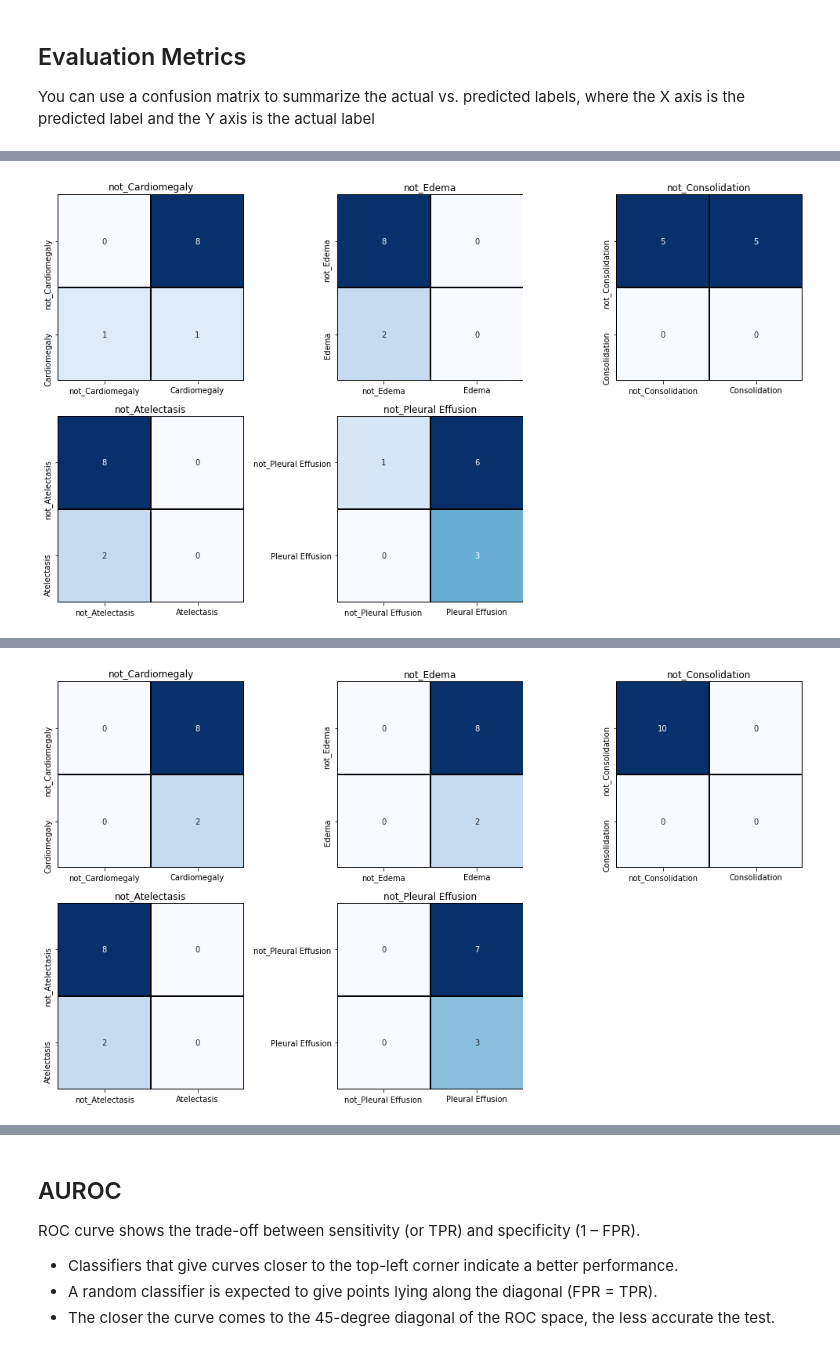
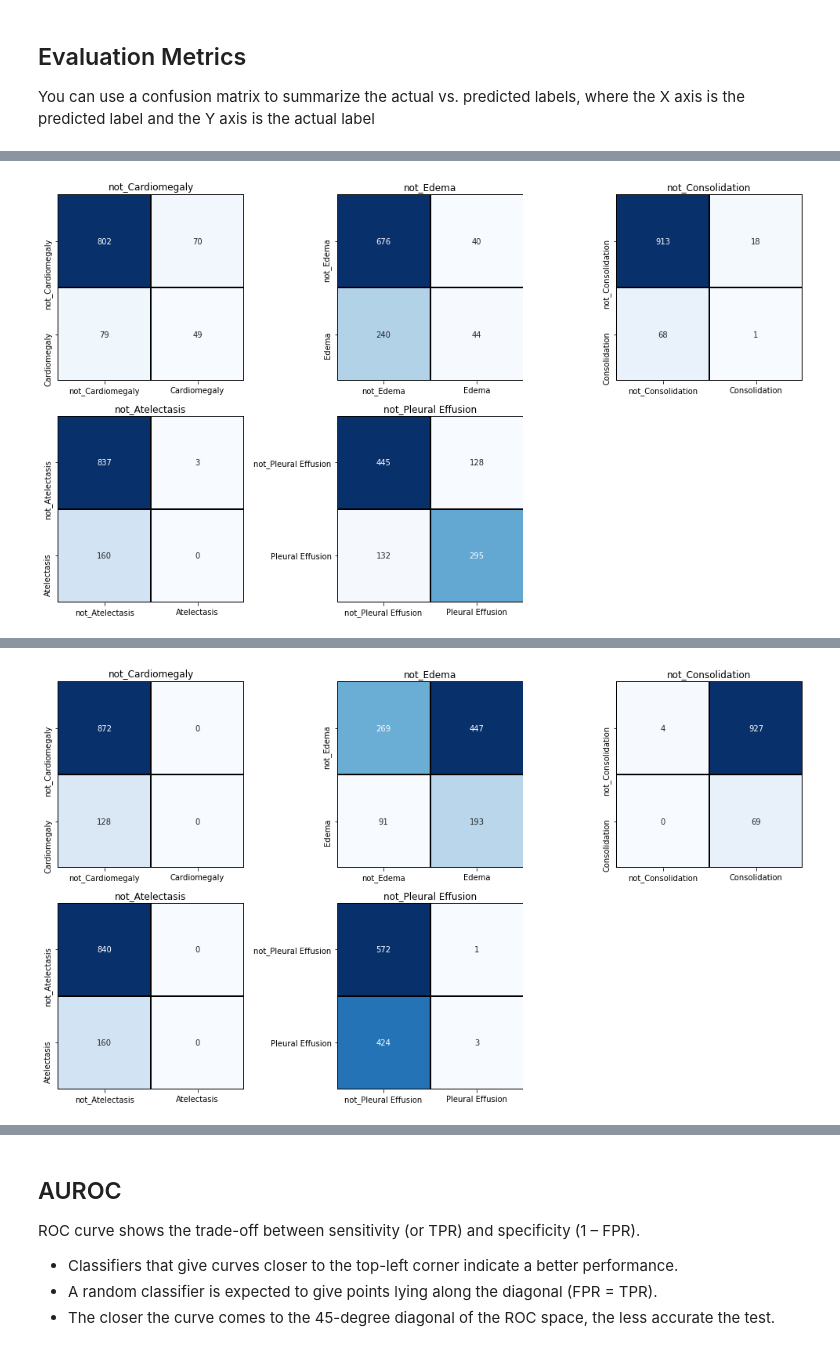
Before and after one commit to vassilispapadop/chexpert, a Jupyter notebook: CheXpert-nb-small.ipynb, the cells around one changed output, grey strips where cells are left out. Drawn from its saved outputs; the diff is of its cells as text; code cells hidden in the pictures.

```diff
--- a/CheXpert-nb-small.ipynb
+++ b/CheXpert-nb-small.ipynb
@@ -164,11 +164,11 @@ We define 3 different case:
 * We randomly set all uncertain labels to either 0 or 1 based on default **random** number generation distrubion of python.
 # %%
 dataset_cases = [Dataset(path ='CheXpert-v1.0-small/', metadata='train_processed_0_4.csv',
-                         size=100, uncertainty = uncertainty_case[0], test_case='all_zeros'),
+                         size=10000, uncertainty = uncertainty_case[0], test_case='all_zeros'),
                  Dataset(path ='CheXpert-v1.0-small/', metadata='train_processed_0_4.csv',
-                         size=100, uncertainty = uncertainty_case[1], test_case='all_ones'),
+                         size=10000, uncertainty = uncertainty_case[1], test_case='all_ones'),
                  Dataset(path ='CheXpert-v1.0-small/', metadata='train_processed_0_4.csv',
-                         size=100, uncertainty = uncertainty_case[2], test_case='all_random')]
+                         size=10000, uncertainty = uncertainty_case[2], test_case='all_random')]
 # %% [markdown]
 **plot_histograms** helper function that plots the distribution of labels after handling uncertainty.
 # %%
@@ -223,7 +223,7 @@ Test Case: all_random - Number of labels: 5 - Selected Columns: ['Cardiomegaly',
 * We will use the ImageDatageneration from keras, we create a flow of input data into NN model.
 * We will calculate the class-weights of the train set in order to deal with imbalanced datasets
 # %%
-batch_size = 2
+batch_size = 32
 input_size = (100, 100)
 for case in dataset_cases:
   train_datagen=ImageDataGenerator(rescale=1./255.)
@@ -362,6 +362,6 @@ for case in dataset_cases:
                    tf.keras.applications.EfficientNetB0(weights='imagenet',
                                                         include_top = False,
                                                         input_tensor = tf.keras.Input(shape=(*input_size,3)))],
-                   case = case, epochs = 1)
+                   case = case, epochs = 10)
 # %% [output]
 Training case all_zeros - model_1
@@ -418,6 +428,8 @@ color_index = 0
 
 eval_metrics = ['loss', 'accuracy','f1_m', 'recall_m']
 for case in dataset_cases:
+  if case.test_case == 'all_random':
+    continue
   index = 1
   for history in case.models_history:
     plot_metrics(history, case.test_case,eval_metrics , color_index, index)
@@ -431,6 +443,9 @@ You can use a confusion matrix to summarize the actual vs. predicted labels, whe
 # %%
 from sklearn.metrics import multilabel_confusion_matrix
 for case in dataset_cases:
+  if case.test_case == 'all_random':
+    continue
+
   index = 1
   for model in case.models:
     print(f'Evaluating case {case.test_case}-model_{index}')
@@ -461,2 +476,2 @@ Evaluating case all_zeros-model_1
-[figure, old version]
+[figure, new version]
 Evaluating case all_zeros-model_2
@@ -464,2 +479,2 @@ Evaluating case all_zeros-model_2
-[figure, old version]
+[figure, new version]
 Evaluating case all_ones-model_1
```
Also changed, not shown: parts of 11 cells of this notebook.
